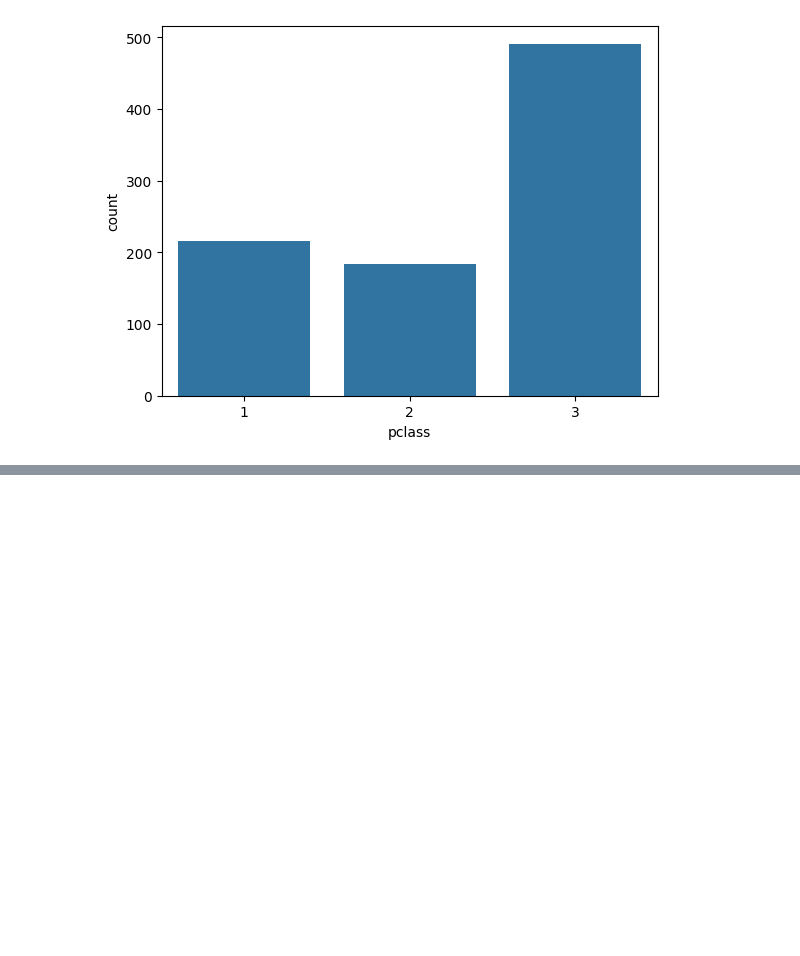
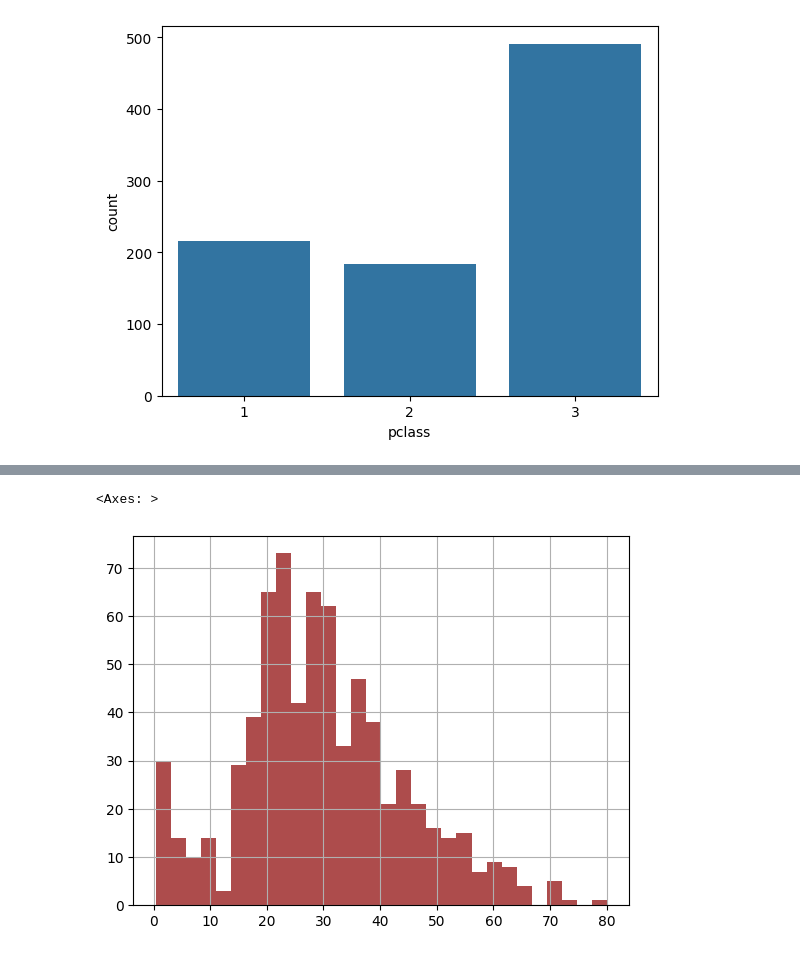
Before and after one commit to gak92/pkc2023, a Jupyter notebook: day_13/data_wrangling.ipynb, the cells around one changed output, grey strips where cells are left out. Saved outputs shown, nothing was run; the diff lists cells and outputs as text; code cells hidden in the pictures; blank space fills up the shorter version.

```diff
--- a/day_13/data_wrangling.ipynb
+++ b/day_13/data_wrangling.ipynb
@@ -196,0 +208,5 @@ sns.countplot(x='pclass', data=df)
+# %%
+df['age'].hist(bins=30, color='darkred', alpha=0.7)
+# %% [output]
+<Axes: >
+[figure, added]
```
Also changed, not shown: parts of 10 cells of this notebook.
